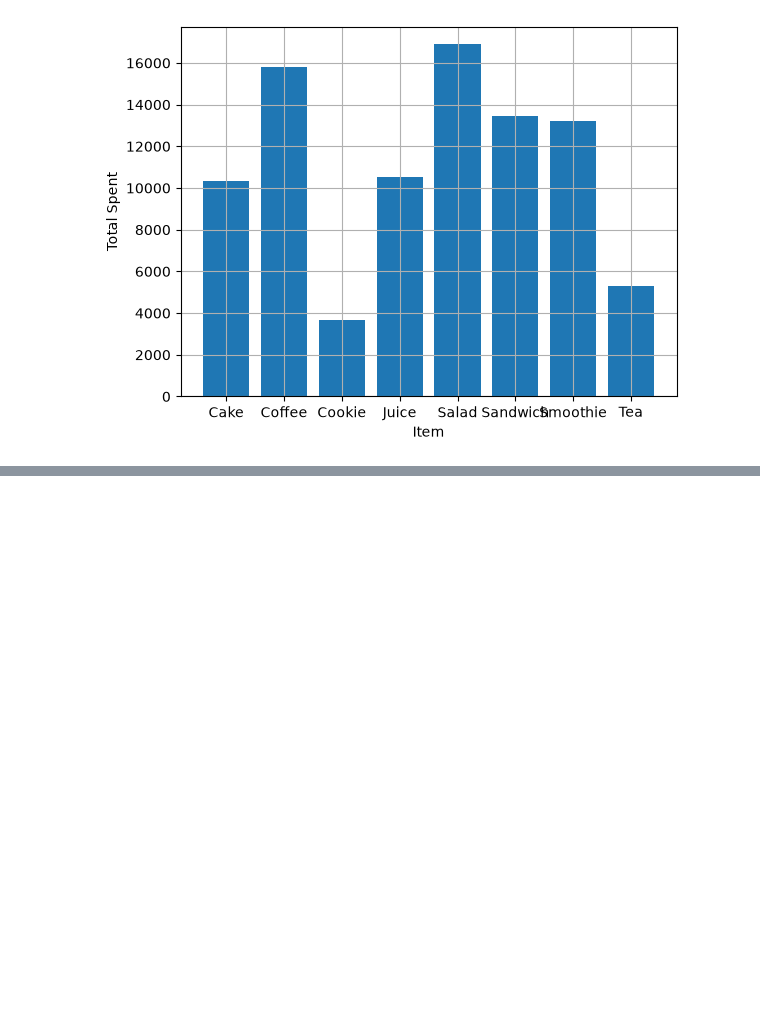
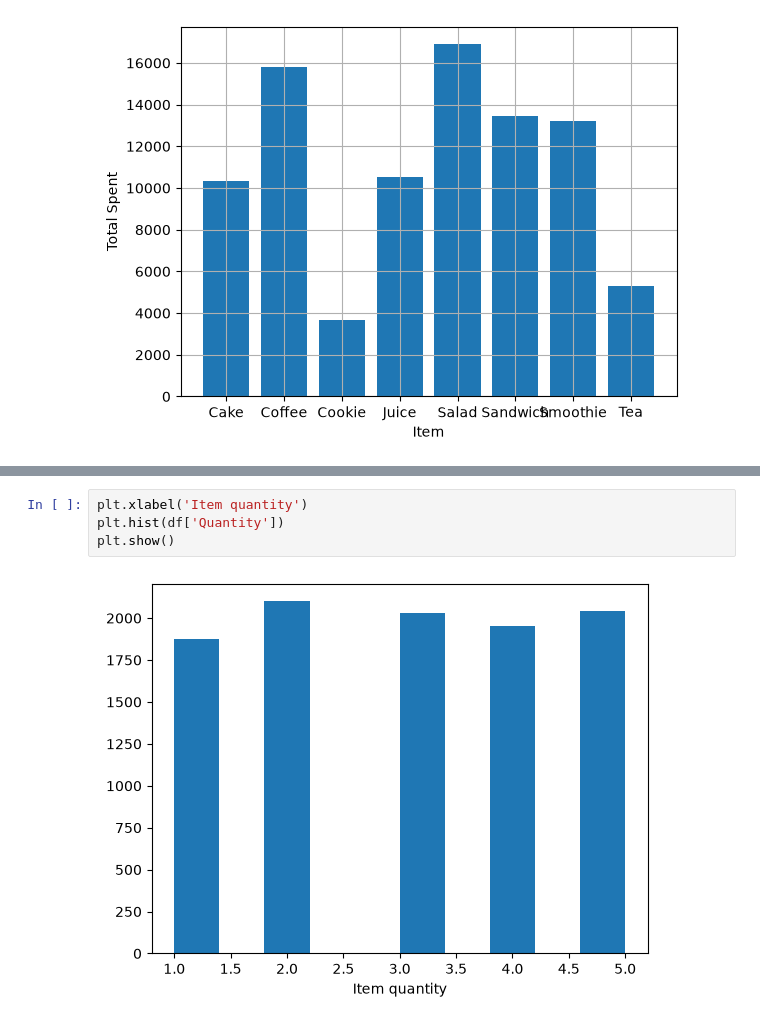
Before and after one commit to marshaale/learn-matplotlib, a Jupyter notebook: cafe_sales/notebook.ipynb, the cells around one changed output, grey strips where cells are left out. Cells and saved outputs as stored; diff of their text form; blank space fills up the shorter version.

```diff
--- a/cafe_sales/notebook.ipynb
+++ b/cafe_sales/notebook.ipynb
@@ -72,0 +80,6 @@ plt.show()
+# %%
+plt.xlabel('Item quantity')
+plt.hist(df['Quantity'])
+plt.show()
+# %% [output]
+[figure, added]
```
Also changed, not shown: parts of 4 cells of this notebook.
